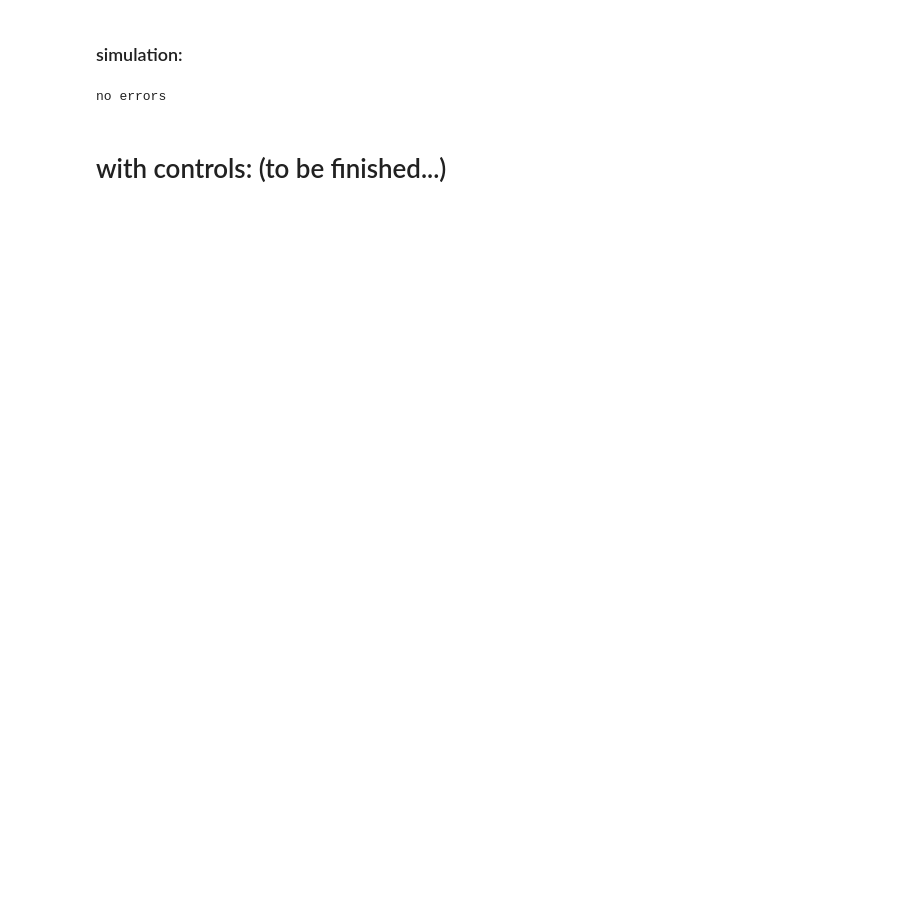
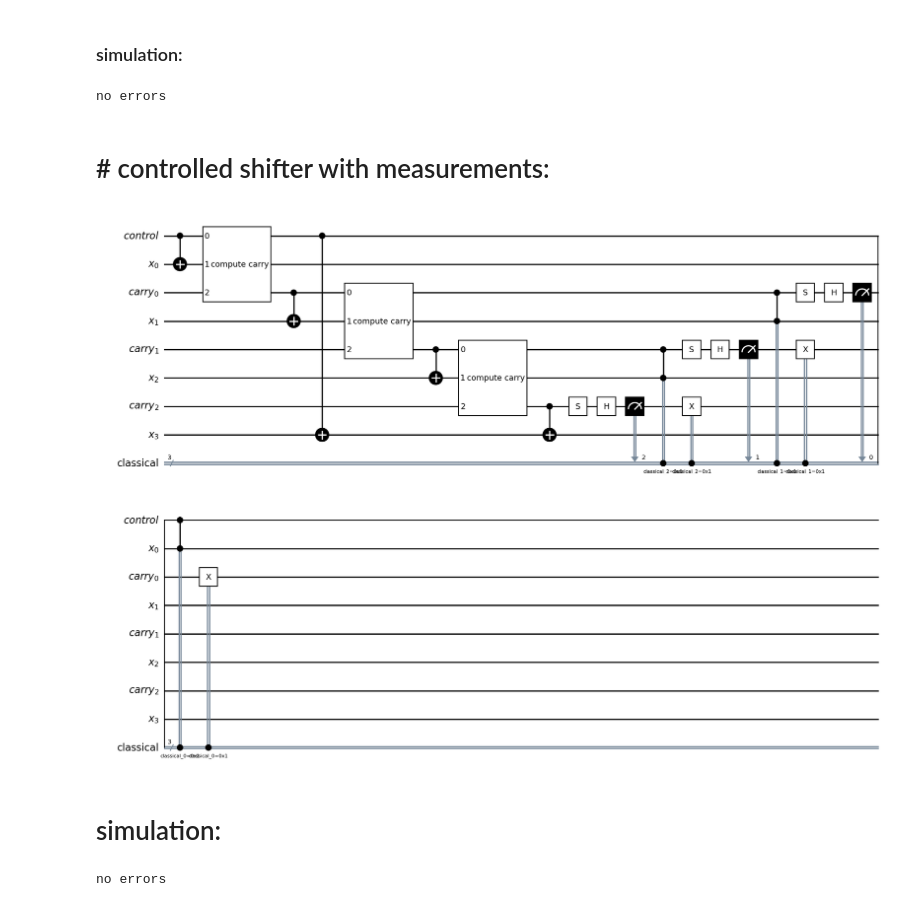
Before and after one commit to akos-nagy/quantum_shifter, a Jupyter notebook: quantum_shifter.ipynb, the cells around one changed output. Cells and saved outputs as stored; diff of their text form; code cells hidden in the pictures; blank space fills up the shorter version.

```diff
--- a/quantum_shifter.ipynb
+++ b/quantum_shifter.ipynb
@@ -365,7 +356,7 @@ from qiskit_aer import AerSimulator
 # %%
 sim = AerSimulator()
 # %%
-k, d, x = -1, 5, 4 # addendum, number of bits, inital state
+k, d, x = 3, 5, 4 # addendum, number of bits, inital state
 
 qregx = QuantumRegister(d, "q")
 qcarry = AncillaRegister(d - 2, "a")
@@ -398,5 +389,5 @@ else:
     print(f"no errors")
 # %% [output]
 no errors
-# %% [markdown]
-# with controls: (to be finished...)
+# %% [markdown]
+# # controlled shifter with measurements:
@@ -402,0 +471,44 @@ no errors
+# %%
+k, d = 7, 4
+controlled_quantum_shifter_with_measurements(k, d).draw(output="mpl", style="bw", wire_order=wire_order_maker(d + 1))
+# %% [output]
+[figure, added]
+# %% [markdown]
+# simulation:
+# %%
+k, d, x = -3, 6, 5 # addendum, number of bits, inital state
+
+qcontrol = QuantumRegister(1, "control")
+qregx = QuantumRegister(d, "q")
+qcarry = AncillaRegister(d - 1, "a")
+clreg = ClassicalRegister(d - 1, "c")
+resreg = ClassicalRegister(d, "res") # for the final results
+
+quantum_shifter_circuit = QuantumCircuit(qcontrol, qregx, qcarry, clreg, resreg, name=f"{d}-bit {k}-shifter")
+
+quantum_shifter_circuit.x(qcontrol[0])
+
+for idx, bit in enumerate((x >> np.arange(d))%2):
+    if bit == 1:
+        quantum_shifter_circuit.x(qregx[idx])
+
+quantum_shifter_circuit.compose(controlled_quantum_shifter_with_measurements(k, d), qubits=qcontrol[:] + qregx[:] + qcarry[:], clbits=clreg, inplace=True)
+
+quantum_shifter_circuit.measure(qregx, resreg)
+
+transpiled_circuit = transpile(quantum_shifter_circuit, backend=sim)
+
+job = sim.run(transpiled_circuit, shots=1 << 10)
+
+counts = job.result().get_counts()
+
+#print(counts)
+
+result = int(list(counts.keys())[0][1:d+1], 2)
+
+if result != (x + k)%(1 << d):
+    print(f"x = {x}\tk = {k}\tx + k = {(x + k)%(1 << d)} (mod 1 << {d})\tresult = {result}")
+else:
+    print(f"no errors")
+# %% [output]
+no errors
```
Also changed, not shown: parts of 8 cells of this notebook.
